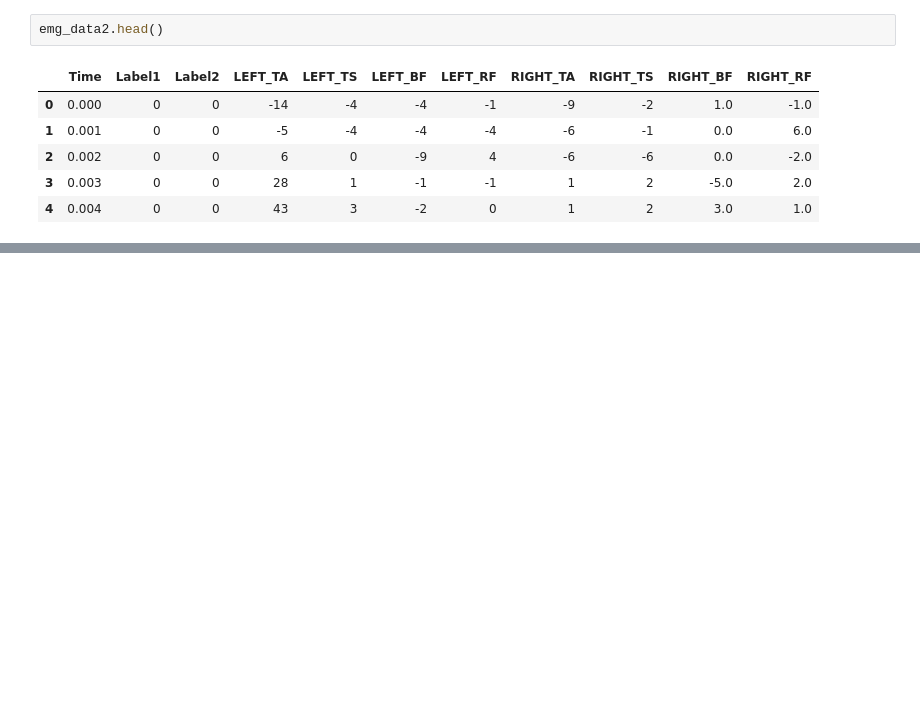
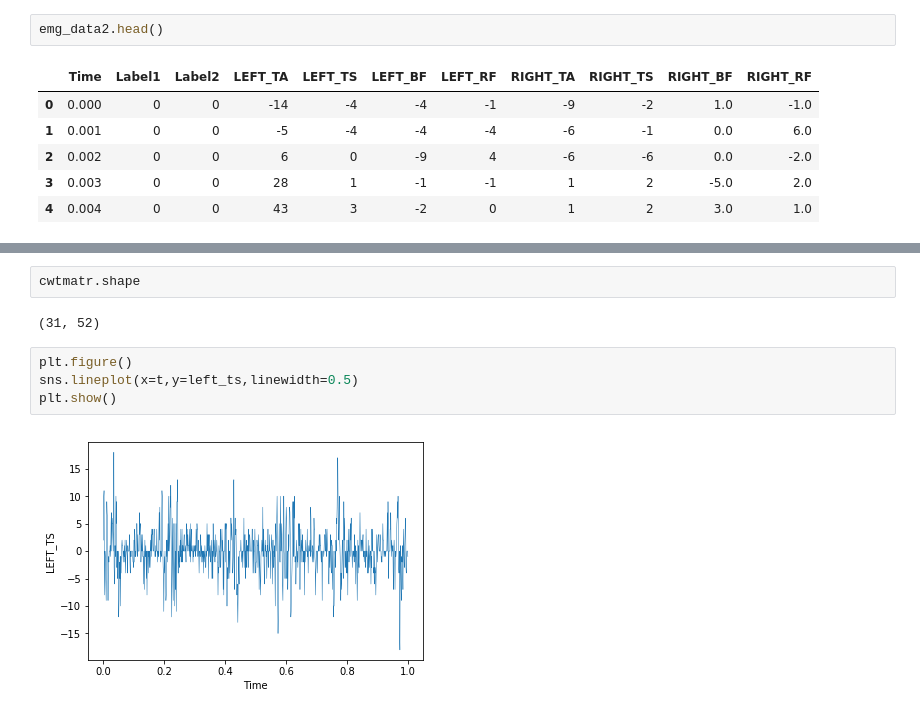
Before and after one commit to wuwenbo718/Master-Thesis, a Jupyter notebook: data_processing.ipynb, the cells around one changed output, grey strips where cells are left out. Cells and saved outputs as stored; diff of their text form; blank space fills up the shorter version.

```diff
--- a/data_processing.ipynb
+++ b/data_processing.ipynb
@@ -90,0 +81,10 @@ Using TensorFlow backend.
+# %%
+cwtmatr.shape
+# %% [output]
+(31, 52)
+# %%
+plt.figure()
+sns.lineplot(x=t,y=left_ts,linewidth=0.5)
+plt.show()
+# %% [output]
+[figure, added]
```
Also changed, not shown: parts of 11 cells of this notebook, 1 other file.
